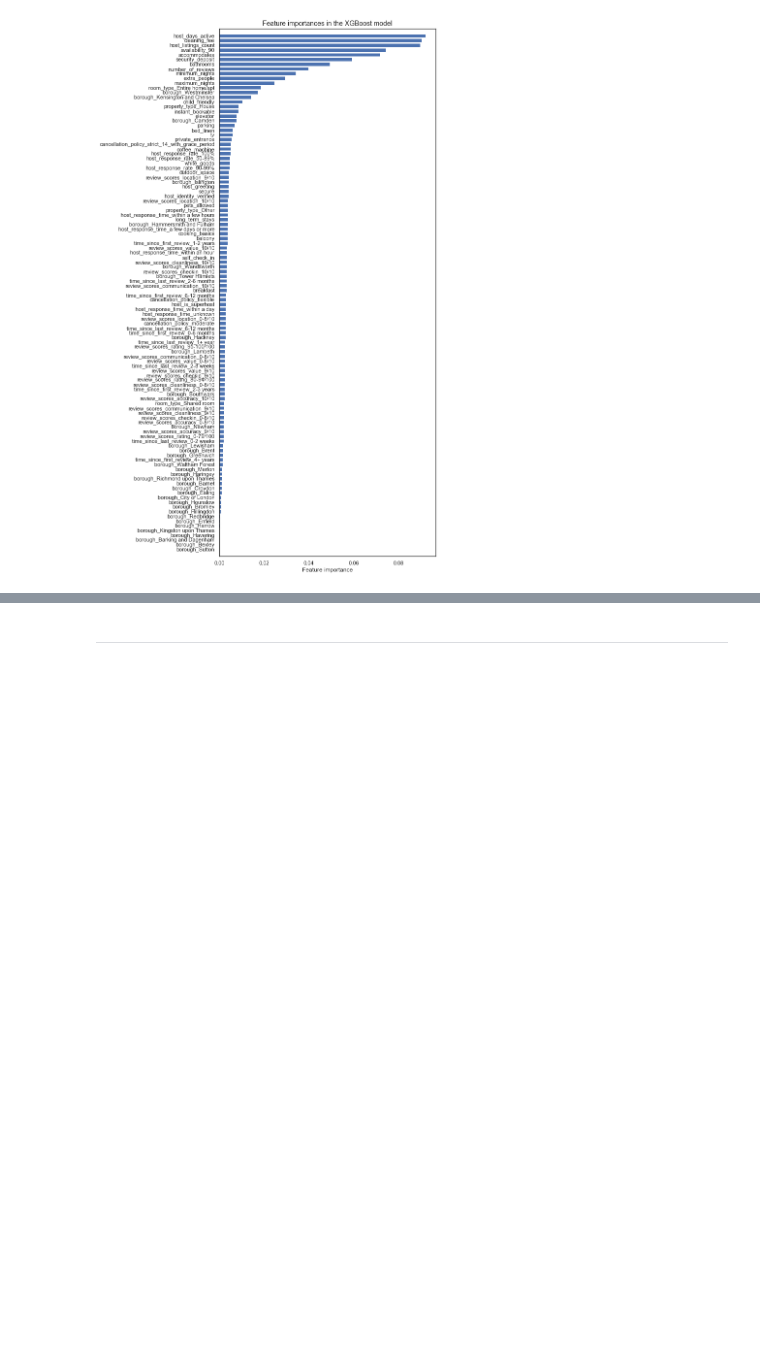
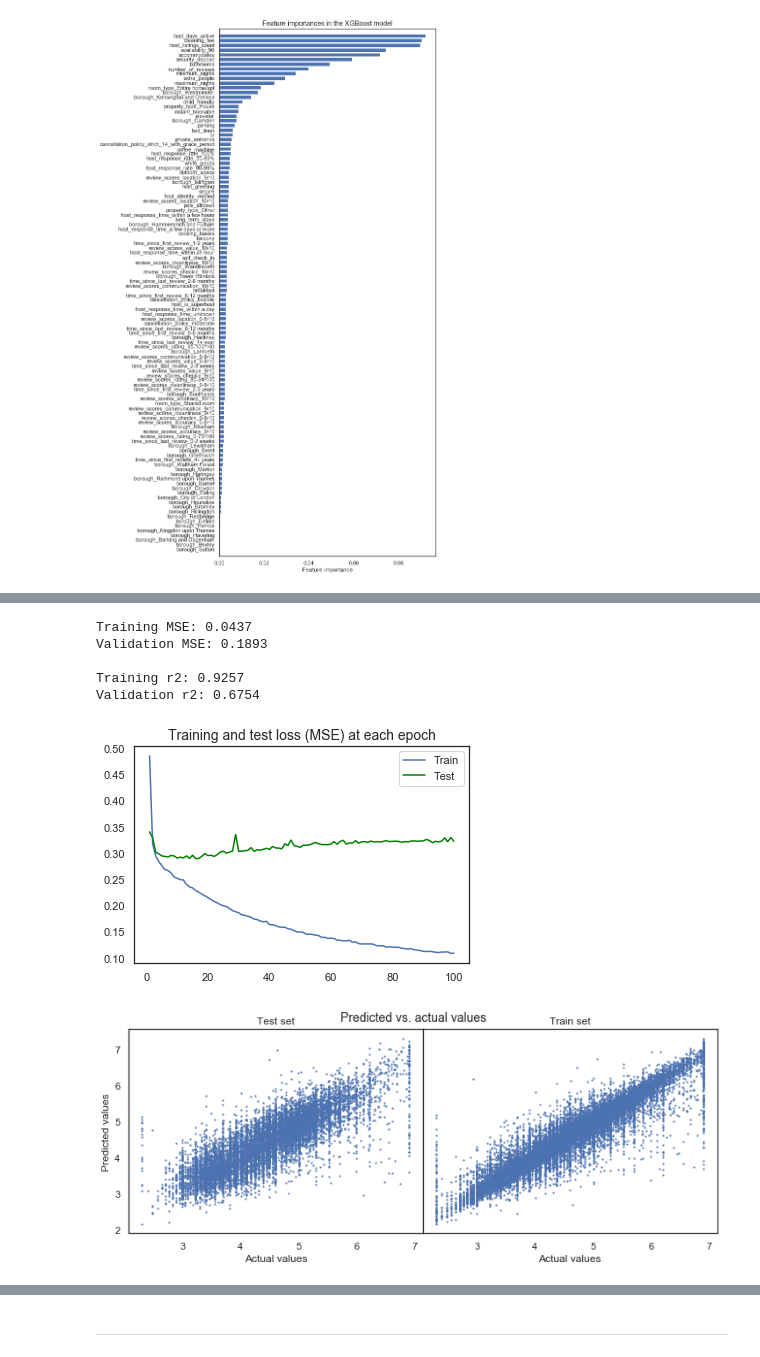
Before and after one commit to cbuie/Airbnb-neural-network-price-prediction, a Jupyter notebook: Airbnb-price-prediction.ipynb, the cells around one changed output, grey strips where cells are left out. Cells and saved outputs as stored; diff of their text form; code cells hidden in the pictures; blank space fills up the shorter version.

Commit message:
Added model 2 - neural network

```diff
--- a/Airbnb-price-prediction.ipynb
+++ b/Airbnb-price-prediction.ipynb
@@ -1671,0 +1762,50 @@ Interestingly, two of the top three features are to do with the host and their d
+# %%
+def nn_model_evaluation(model):
+    """
+    For a given neural network model that has already been fit, prints for the train and tests sets the MSE and r squared
+    values, a line graph of the loss in each epoch, and a scatterplot of predicted vs. actual values.
+    """
+
+    # MSE and r squared values
+    y_test_pred = model.predict(X_test)
+    y_train_pred = model.predict(X_train)
+    print("Training MSE:", round(mean_squared_error(y_train, y_train_pred),4))
+    print("Validation MSE:", round(mean_squared_error(y_test, y_test_pred),4))
+    print("\nTraining r2:", round(r2_score(y_train, y_train_pred),4))
+    print("Validation r2:", round(r2_score(y_test, y_test_pred),4))
+
+    # Line graph of losses
+    model_results = model.history.history
+    plt.plot(list(range(1,len(model_results['loss'])+1)), model_results['loss'], label='Train')
+    plt.plot(list(range(1,len(model_results['val_loss'])+1)), model_results['val_loss'], label='Test', color='green')
+    plt.legend()
+    plt.title('Training and test loss (MSE) at each epoch', fontsize=14)
+    plt.show()
+
+    # Scatterplot of predicted vs. actual values
+    fig, (ax1, ax2) = plt.subplots(1, 2, figsize=(12, 4))
+    fig.suptitle('Predicted vs. actual values', fontsize=14, y=1)
+    plt.subplots_adjust(top=0.93, wspace=0)
+
+    ax1.scatter(y_test, y_test_pred, s=2, alpha=0.7)
+    ax1.set_title('Test set')
+    ax1.set_xlabel('Actual values')
+    ax1.set_ylabel('Predicted values')
+
+    ax2.scatter(y_train, y_train_pred, s=2, alpha=0.7)
+    ax2.set_title('Train set')
+    ax2.set_xlabel('Actual values')
+    ax2.set_ylabel('')
+    ax2.set_yticklabels(labels='')
+
+    plt.show()
+# %%
+nn_model_evaluation(nn1)
+# %% [output]
+Training MSE: 0.0437
+Validation MSE: 0.1893
+
+Training r2: 0.9257
+Validation r2: 0.6754
+[figure, added]
+[figure, added]
```
Also changed, not shown: parts of 17 cells of this notebook.
